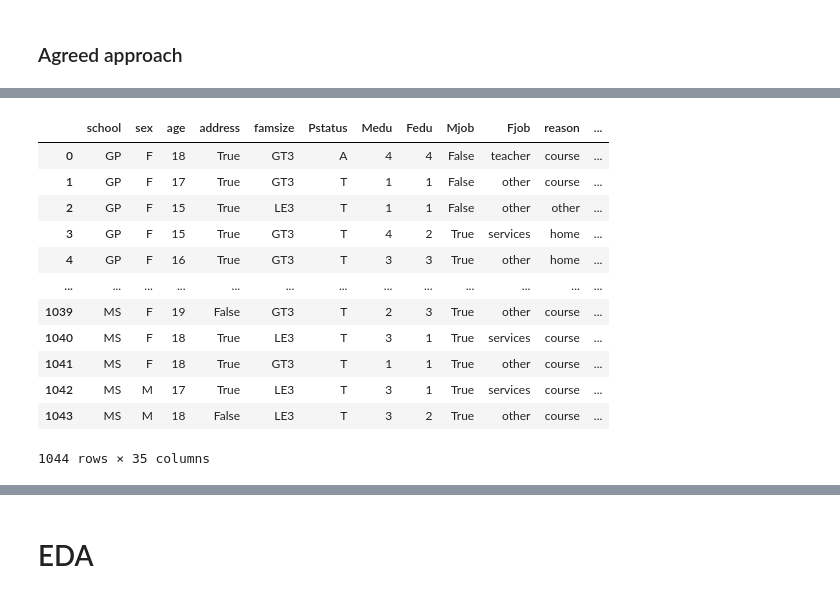
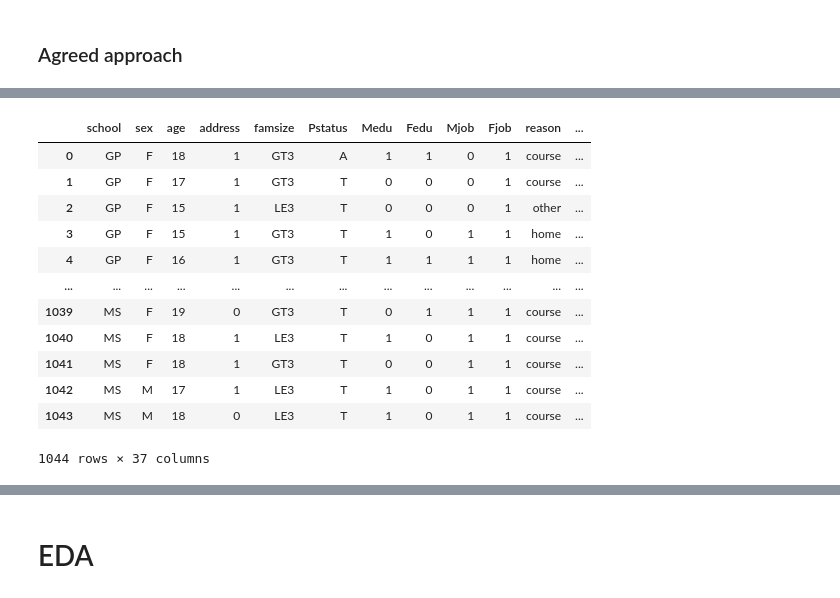
Before and after one commit to CasperAntonPoulsen/AlgoFainessExam, a Jupyter notebook: src/eda1.ipynb, the cells around one changed output, grey strips where cells are left out. Saved outputs shown, nothing was run; the diff lists cells and outputs as text; code cells hidden in the pictures.

```diff
--- a/src/eda1.ipynb
+++ b/src/eda1.ipynb
@@ -46,7 +31,7 @@ Name: count, dtype: int64
 # %%
 # AVG grade of each student
 grad_mean = (df.G1 + df.G2 + df.G3) / 3
-df["G_Mean"] = grad_mean
+df["G_mean"] = grad_mean
 
 numeric_features = df.select_dtypes("number")
 # %%
@@ -140,26 +103,34 @@ df_altered1.head()
 # %%
 df_social_status = df.copy()
 
-#df_social_status['internet'].apply(lambda x: 1 if x == 'yes' else 0)
+df_social_status['internet'] = df_social_status['internet'].map({'no': 0, 'yes': 1})
+df_social_status['traveltime'] = df_social_status['traveltime'].apply(lambda x: 0 if x >= 3 else 1)
+df_social_status['address'] = df_social_status['address'].map({'U': 1, 'R': 0})
+df_social_status['Mjob'] = df_social_status['Mjob'].apply(lambda x: 0 if x == "at_home" else 1)
+df_social_status['Fjob'] = df_social_status['Fjob'].apply(lambda x: 0 if x == "at_home" else 1)
+df_social_status['Medu'] = df_social_status['Medu'].apply(lambda x: 0 if x < 3 else 1)
+df_social_status['Fedu'] = df_social_status['Fedu'].apply(lambda x: 0 if x < 3 else 1)
 
-df_social_status['internet'] = df_social_status['internet'].map({'no': False, 'yes': True})
-df_social_status['traveltime'] = df_social_status['traveltime'].apply(lambda x: False if x >= 3 else True)
-df_social_status['address'] = df_social_status['address'].map({'U': True, 'R': False})
-df_social_status['Mjob'] = df_social_status['Mjob'].apply(lambda x: False if x == "at_home" else True)
-df_social_status['Mjob'] = df_social_status['Mjob'].apply(lambda x: False if x == "at_home" else True)
+social_class_features = ['internet', 'traveltime', 'address', 'Mjob', 'Fjob', 'Medu', 'Fedu']
+
+df_social_status['social_economic_score'] = df_social_status[social_class_features].sum(axis=1)
+df_social_status['social_class'] = df_social_status['social_economic_score'].apply(lambda x: "higher_economic_class" if x >= 4 else "lower_economic_class")
+
+# save dataset
+df_social_status.to_csv("data/all_student_and_socio_economic.csv")
 
 df_social_status
 # %% [output]
 |  | school | sex | age | address | famsize | Pstatus | Medu | Fedu | Mjob | Fjob | reason | ... |
-| 0 | GP | F | 18 | True | GT3 | A | 4 | 4 | False | teacher | course | ... |
-| 1 | GP | F | 17 | True | GT3 | T | 1 | 1 | False | other | course | ... |
-| 2 | GP | F | 15 | True | LE3 | T | 1 | 1 | False | other | other | ... |
-| 3 | GP | F | 15 | True | GT3 | T | 4 | 2 | True | services | home | ... |
-| 4 | GP | F | 16 | True | GT3 | T | 3 | 3 | True | other | home | ... |
+| 0 | GP | F | 18 | 1 | GT3 | A | 1 | 1 | 0 | 1 | course | ... |
+| 1 | GP | F | 17 | 1 | GT3 | T | 0 | 0 | 0 | 1 | course | ... |
+| 2 | GP | F | 15 | 1 | LE3 | T | 0 | 0 | 0 | 1 | other | ... |
+| 3 | GP | F | 15 | 1 | GT3 | T | 1 | 0 | 1 | 1 | home | ... |
+| 4 | GP | F | 16 | 1 | GT3 | T | 1 | 1 | 1 | 1 | home | ... |
 | ... | ... | ... | ... | ... | ... | ... | ... | ... | ... | ... | ... | ... |
-| 1039 | MS | F | 19 | False | GT3 | T | 2 | 3 | True | other | course | ... |
-| 1040 | MS | F | 18 | True | LE3 | T | 3 | 1 | True | services | course | ... |
-| 1041 | MS | F | 18 | True | GT3 | T | 1 | 1 | True | other | course | ... |
-| 1042 | MS | M | 17 | True | LE3 | T | 3 | 1 | True | services | course | ... |
-| 1043 | MS | M | 18 | False | LE3 | T | 3 | 2 | True | other | course | ... |
+| 1039 | MS | F | 19 | 0 | GT3 | T | 0 | 1 | 1 | 1 | course | ... |
+| 1040 | MS | F | 18 | 1 | LE3 | T | 1 | 0 | 1 | 1 | course | ... |
+| 1041 | MS | F | 18 | 1 | GT3 | T | 0 | 0 | 1 | 1 | course | ... |
+| 1042 | MS | M | 17 | 1 | LE3 | T | 1 | 0 | 1 | 1 | course | ... |
+| 1043 | MS | M | 18 | 0 | LE3 | T | 1 | 0 | 1 | 1 | course | ... |
-1044 rows × 35 columns
+1044 rows × 37 columns
```
Also changed, not shown: parts of 12 cells of this notebook.
